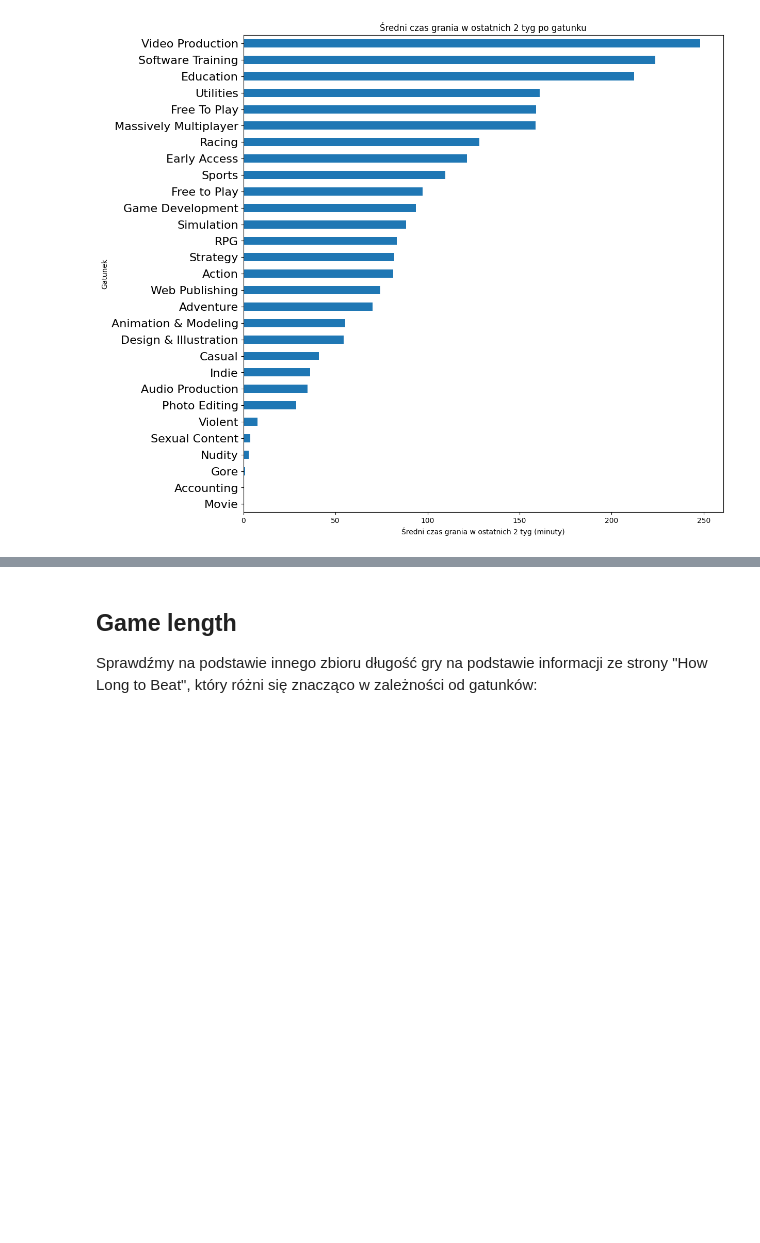
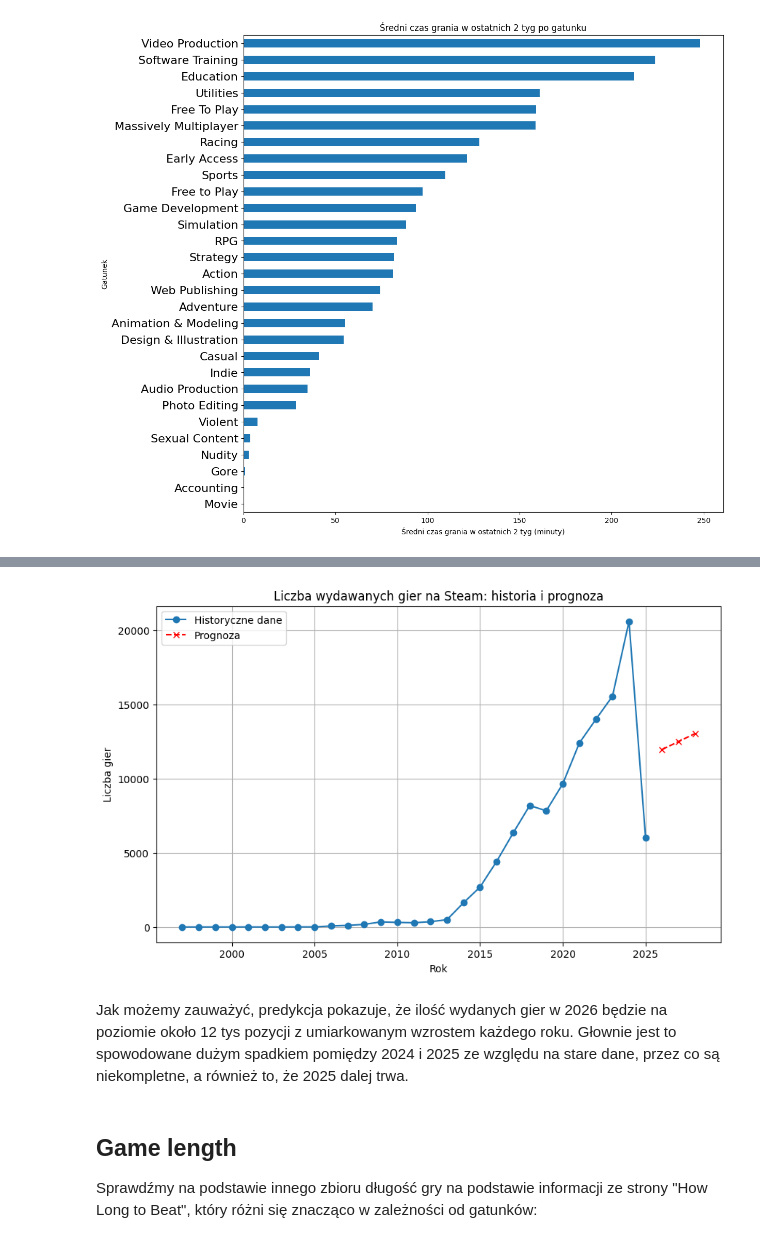
Before and after one commit to mateuszur/Game_Analysis, a Jupyter notebook: gamers_preferences_analysis.ipynb, the cells around one changed output, grey strips where cells are left out. Cells and saved outputs as stored; diff of their text form; code cells hidden in the pictures; blank space fills up the shorter version.

```diff
--- a/gamers_preferences_analysis.ipynb
+++ b/gamers_preferences_analysis.ipynb
@@ -656,3 +762,23 @@ plt.show()
+# %%
+future_years = np.array([[2026], [2027], [2028]])
+predictions = model.predict(future_years)
+
+# Dodaj prognozy do DataFrame
+future_df = pd.DataFrame({'release_year': [2026, 2027, 2028], 'count': predictions.astype(int)})
+# %%
+plt.figure(figsize=(10, 6))
+plt.plot(years['year'], years['name'], marker='o', label='Historyczne dane')
+plt.plot(future_df['release_year'], future_df['count'], marker='x', linestyle='--', color='red', label='Prognoza')
+plt.xlabel('Rok')
+plt.ylabel('Liczba gier')
+plt.title('Liczba wydawanych gier na Steam: historia i prognoza')
+plt.legend()
+plt.grid(True)
+plt.show()
+# %% [output]
+[figure, added]
+# %% [markdown]
+Jak możemy zauważyć, predykcja pokazuje, że ilość wydanych gier w 2026 będzie na poziomie około 12 tys pozycji z umiarkowanym wzrostem każdego roku. Głownie jest to spowodowane dużym spadkiem pomiędzy 2024 i 2025 ze względu na stare dane, przez co są niekompletne, a również to, że 2025 dalej trwa.
 # %% [markdown]
 ## Game length
 
```
Also changed, not shown: parts of 20 cells of this notebook.
